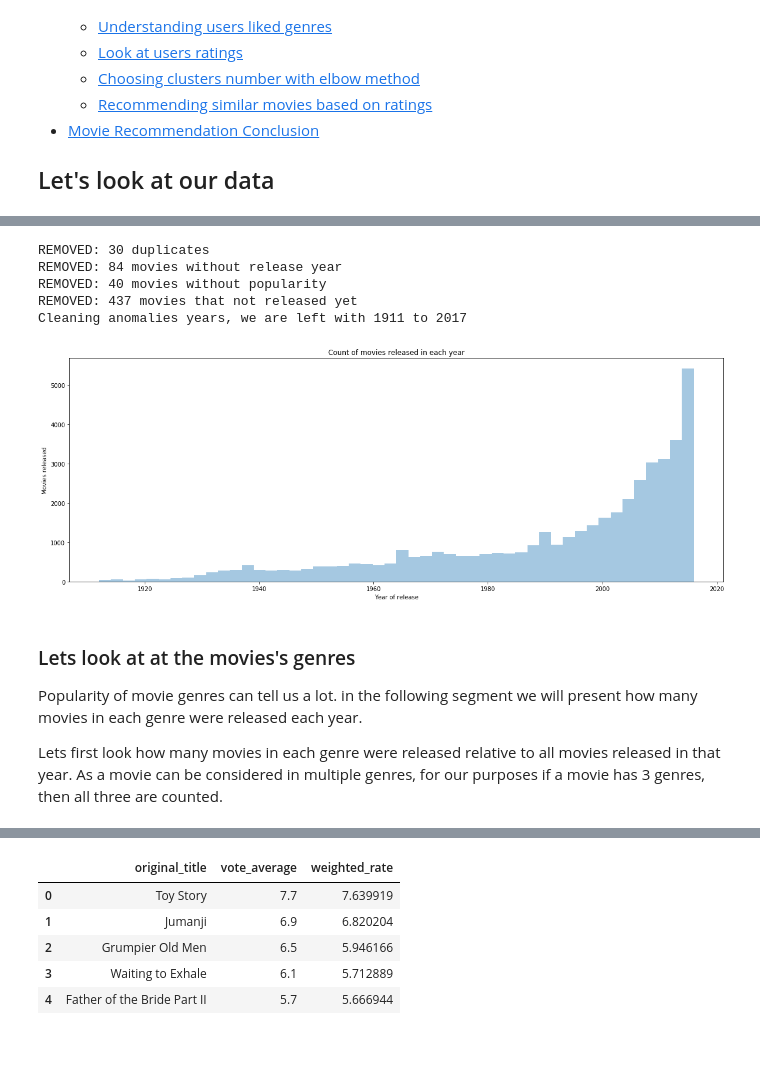
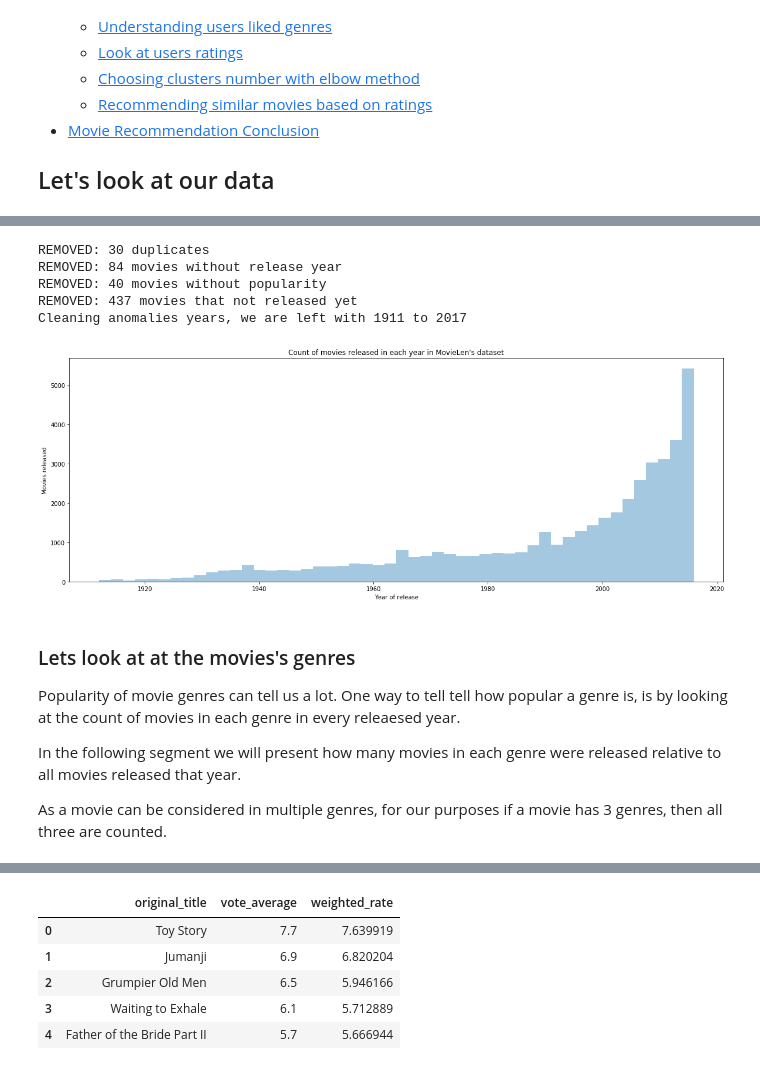
Before and after one commit to ronka/movie-recommendation-notebook, a Jupyter notebook: final_project.ipynb, the cells around one changed output, grey strips where cells are left out. Drawn from its saved outputs; the diff is of its cells as text; code cells hidden in the pictures.

```diff
--- a/final_project.ipynb
+++ b/final_project.ipynb
@@ -57,11 +57,11 @@ In this part We managed to find interesting correlation between the users liked
 
 ## Let's look at our data
 # %%
-movies_raw_df = pd.read_csv('https://www.dropbox.com/s/d3c3qdbmrbg47oj/movies.csv?dl=1')
-rating_raw_df = pd.read_csv('https://www.dropbox.com/s/c4dq1hjz01m4oof/ratings.csv?dl=1')
+# movies_raw_df = pd.read_csv('https://www.dropbox.com/s/d3c3qdbmrbg47oj/movies.csv?dl=1')
+# rating_raw_df = pd.read_csv('https://www.dropbox.com/s/c4dq1hjz01m4oof/ratings.csv?dl=1')
 
-# movies_raw_df = pd.read_csv('movies.csv')
-# ratings_raw_df = pd.read_csv('ratings.csv')
+movies_raw_df = pd.read_csv('movies.csv')
+ratings_raw_df = pd.read_csv('ratings.csv')
 # %% [markdown]
 #### MovieLens's Movies Dataset Features:
 
@@ -150,41 +150,42 @@ def genre_json_to_hotone( df ):
     genres_list = set()
     for index, row in df.iterrows():
         # extract genres
         movies_genres = ast.literal_eval(row['genres'])
         for genre in movies_genres:
             # if genre is not a column, generate the column and set all to 0
             if genre['name'] not in df:
                 genres_list.add(genre['name'])
                 df[ genre['name'] ] = 0
             df.at[index, genre['name']] = 1
     return genres_list
 
 genres_list = genre_json_to_hotone( movies_df )
 
 # removing unnecessary columns
 movies_df.drop(['imdb_id','homepage','adult','belongs_to_collection','production_countries','overview','tagline',
                 'video', 'genres','poster_path', 'spoken_languages','status'],inplace=True,axis=1)
 
 # Get a feeling of the movies and their release year
 f, axes = plt.subplots(figsize=(20, 7))
 sns.distplot(movies_df['release_year'], ax=axes, kde=False)
 plt.xlabel('Year of release')
 plt.ylabel('Movies released')
-plt.title('Count of movies released in each year')
+plt.title('Count of movies released in each year in MovieLen\'s dataset')
 plt.show()
 # %% [output]
 REMOVED: 30 duplicates
 REMOVED: 84 movies without release year
 REMOVED: 40 movies without popularity
 REMOVED: 437 movies that not released yet
 Cleaning anomalies years, we are left with 1911 to 2017
-[figure, old version]
+[figure, new version]
 # %% [markdown]
 ### Lets look at at the movies's genres
 
-Popularity of movie genres can tell us a lot. in the following segment we will present how many movies in each genre were released each year.
+Popularity of movie genres can tell us a lot. One way to tell tell how popular a genre is, is by looking at the count of movies in each genre in every releaesed year.
 
-Lets first look how many movies in each genre were released relative to all movies released in that year.
+In the following segment we will present how many movies in each genre were released relative to all movies released that year.
+
 As a movie can be considered in multiple genres, for our purposes if a movie has 3 genres, then all three are counted.
 # %%
 i = 1
```
Also changed, not shown: parts of 24 cells of this notebook.
